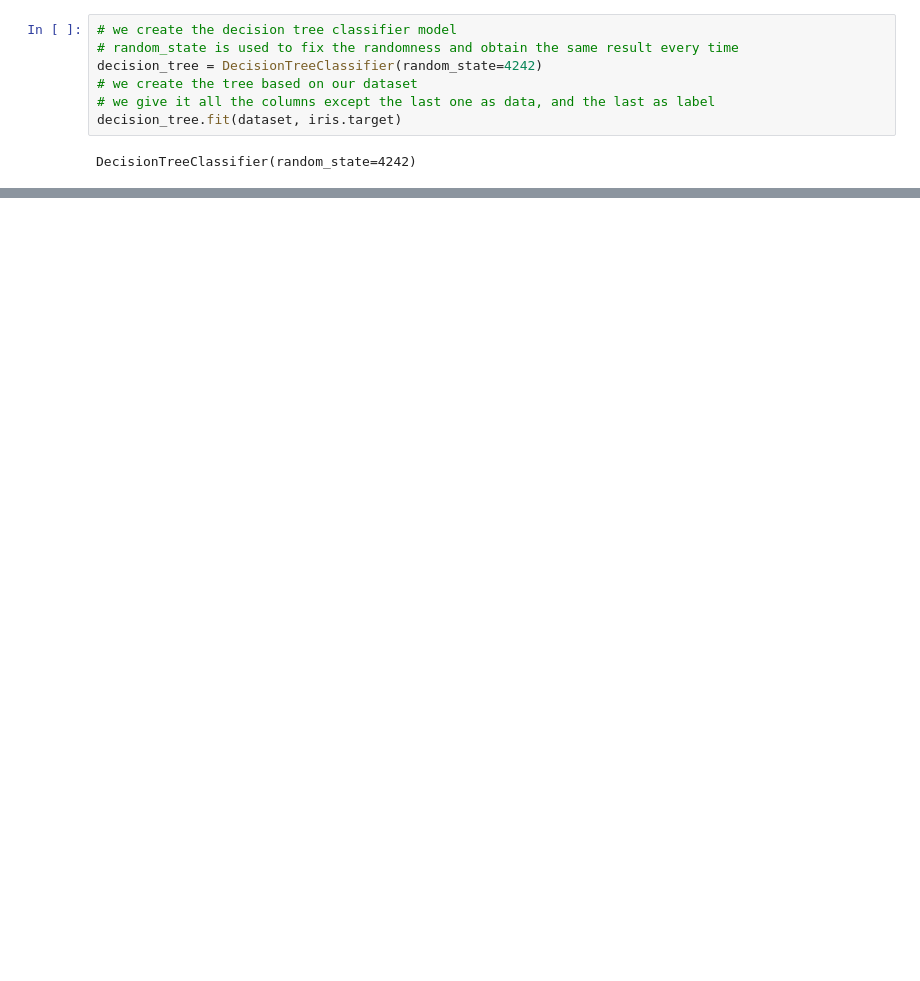
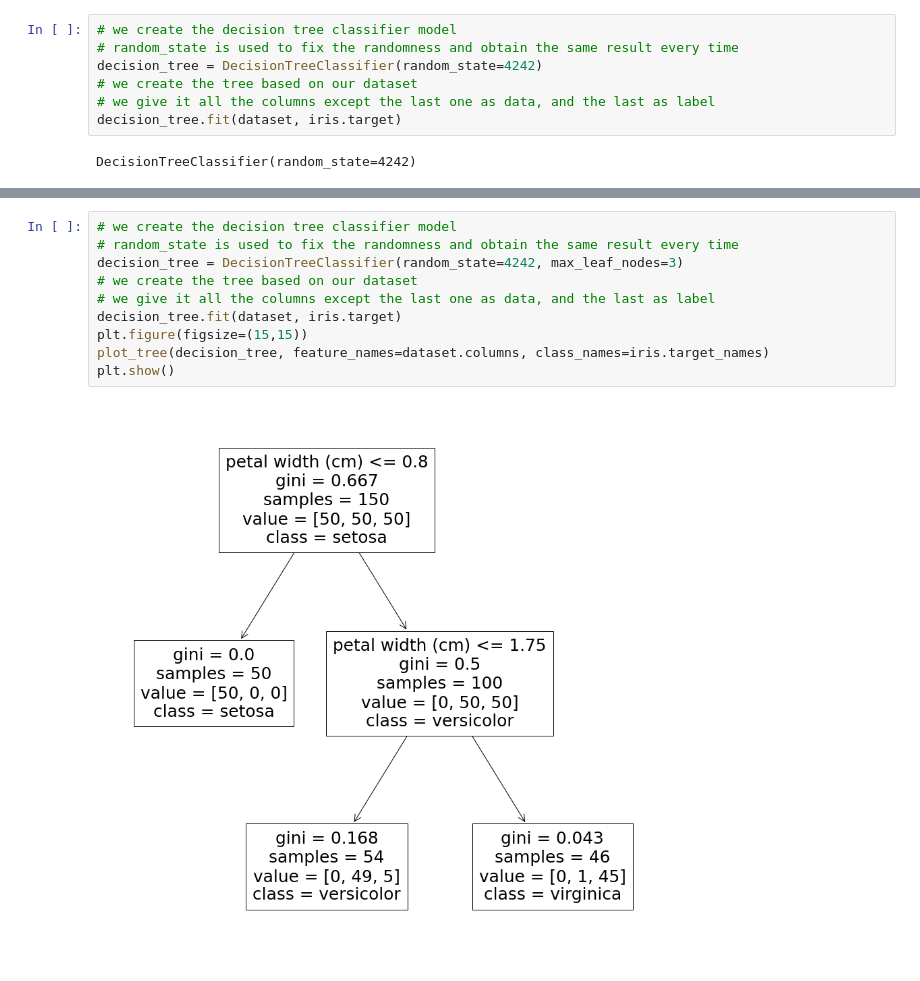
Before and after one commit to MartaVallejo/MachineLearning, a Jupyter notebook: DecisionTreeClassifier.ipynb, the cells around one changed output, grey strips where cells are left out. Drawn from its saved outputs; the diff is of its cells as text; blank space fills up the shorter version.

```diff
--- a/DecisionTreeClassifier.ipynb
+++ b/DecisionTreeClassifier.ipynb
@@ -150,0 +198,12 @@ plt.show()
+# %%
+# we create the decision tree classifier model
+# random_state is used to fix the randomness and obtain the same result every time
+decision_tree = DecisionTreeClassifier(random_state=4242, max_leaf_nodes=3)
+# we create the tree based on our dataset
+# we give it all the columns except the last one as data, and the last as label
+decision_tree.fit(dataset, iris.target)
+plt.figure(figsize=(15,15))
+plot_tree(decision_tree, feature_names=dataset.columns, class_names=iris.target_names)
+plt.show()
+# %% [output]
+[figure, added]
```
Also changed, not shown: parts of 13 cells of this notebook.
